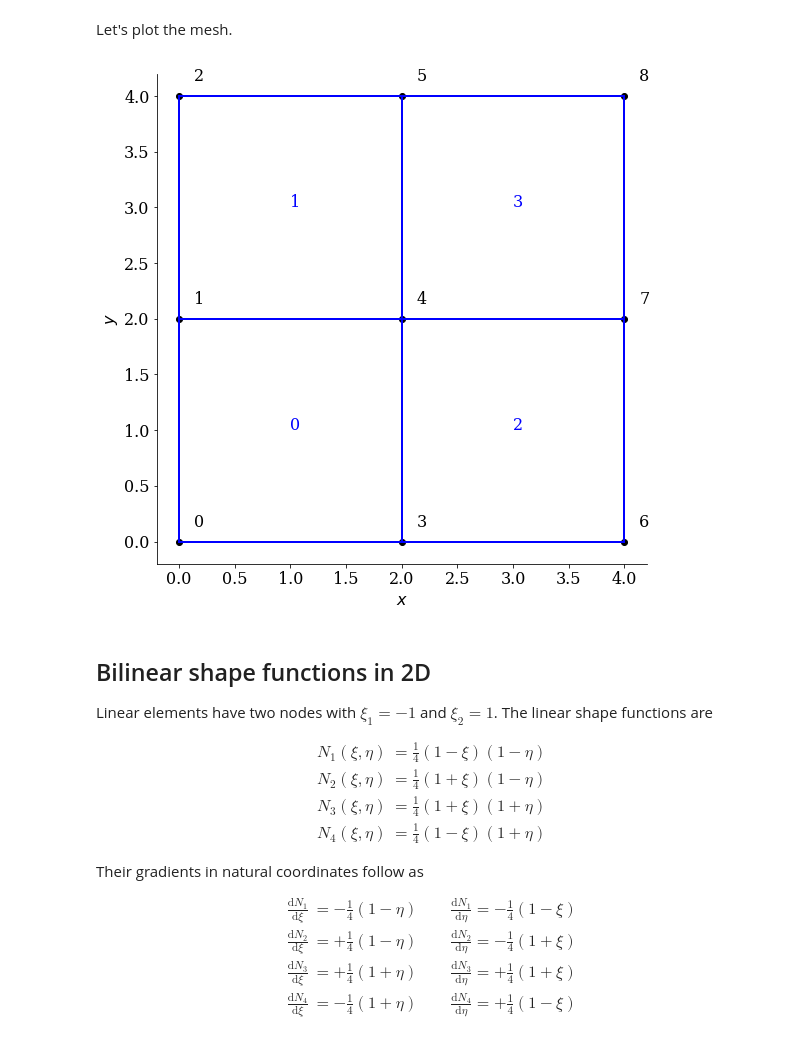
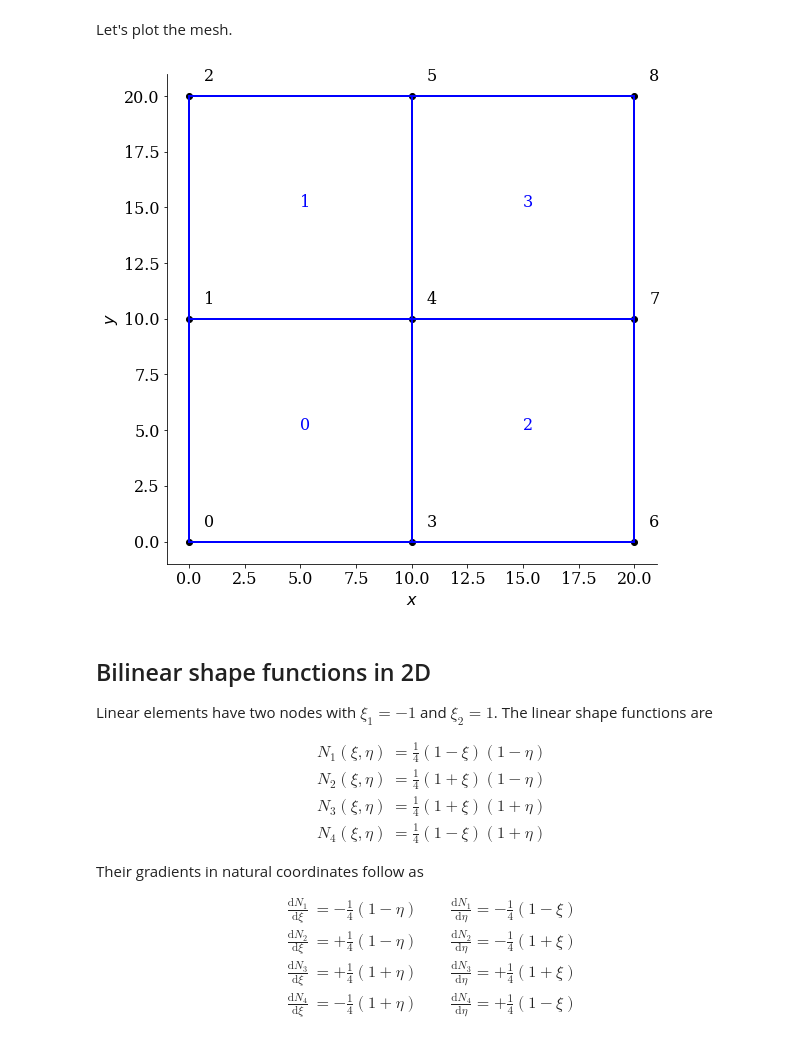
Before and after one commit to nagelt/Numerical_Methods_Introduction, a Jupyter notebook: 2D_FEM.ipynb, the cells around one changed output. Saved outputs shown, nothing was run; the diff lists cells and outputs as text; code cells hidden in the pictures.

```diff
--- a/2D_FEM.ipynb
+++ b/2D_FEM.ipynb
@@ -47,8 +47,8 @@ class quad4_element():#local coordinates go from -1 to 1
 Next, we wish to generate a one-dimensional mesh by specifying the length of a line, the number of elements into which the mesh is to be split, and the number of nodes per element.
 # %%
 #quadratic elements
-dx = 2.
-dy = 2.
+dx = 10.
+dy = 10.
 node_list = np.array([[0.0,0.0]]*9)
 for i in range(len(node_list)):
     node_list[i][0] = int(i/3)*dx
@@ -66,21 +66,24 @@ solution = np.array([0.]*len(node_list))
 # %% [markdown]
 Let's plot the mesh.
 # %%
-fig, ax = plt.subplots()
-for i in range(len(node_list)):
-    ax.plot(node_list[i][0],node_list[i][1],color='black',marker='o')
-    ax.text(node_list[i][0]+dx/15,node_list[i][1]+dy/15,'%i' %i)
-for ne,e in enumerate(element_vector):
-    e_coords = e._quad4_element__coords
-    for i in range(len(e_coords)):
-        ax.plot([e_coords[i-1,0],e_coords[i,0]],[e_coords[i-1,1],e_coords[i,1]],color='blue')
-    ax.text(e.get_centroid()[0],e.get_centroid()[1],'%i' %ne, color='blue')
-ax.set_xlabel('$x$')
-ax.set_ylabel('$y$')
-ax.set_aspect('equal')
-fig.tight_layout();
+def plot_mesh(node_list,element_vector):
+    fig, ax = plt.subplots()
+    for i in range(len(node_list)):
+        ax.plot(node_list[i][0],node_list[i][1],color='black',marker='o')
+        ax.text(node_list[i][0]+dx/15,node_list[i][1]+dy/15,'%i' %i)
+    for ne,e in enumerate(element_vector):
+        e_coords = e._quad4_element__coords
+        for i in range(len(e_coords)):
+            ax.plot([e_coords[i-1,0],e_coords[i,0]],[e_coords[i-1,1],e_coords[i,1]],color='blue')
+        ax.text(e.get_centroid()[0],e.get_centroid()[1],'%i' %ne, color='blue')
+    ax.set_xlabel('$x$')
+    ax.set_ylabel('$y$')
+    ax.set_aspect('equal')
+    fig.tight_layout();
-# %% [output]
-[figure, removed]
+# %%
+plot_mesh(node_list,element_vector)
+# %% [output]
+[figure, added]
 # %% [markdown]
 ## Bilinear shape functions in 2D
 
```
Also changed, not shown: parts of 17 cells of this notebook.
